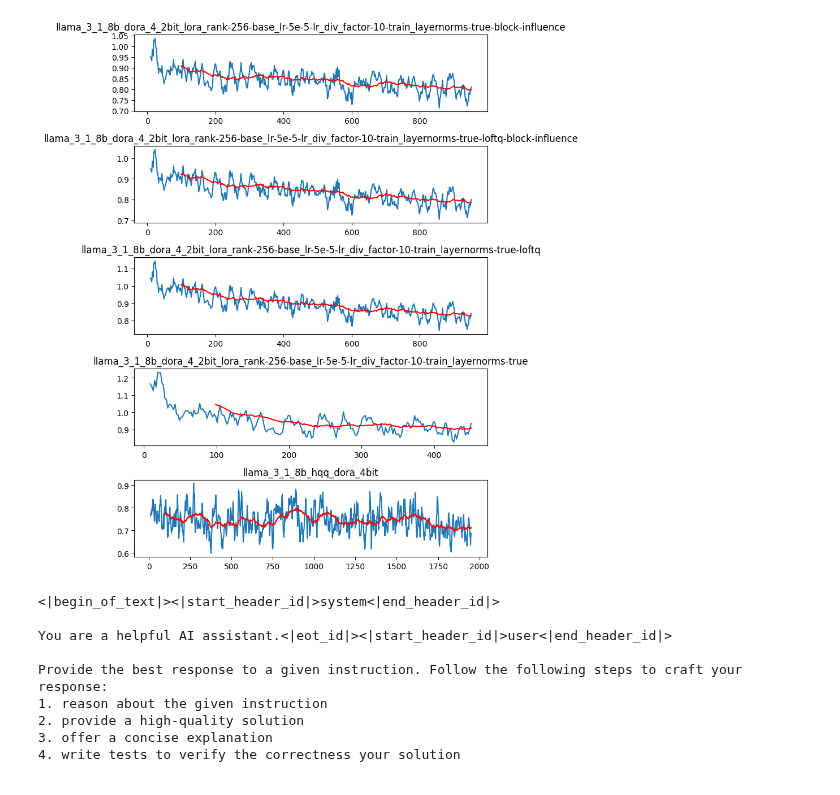
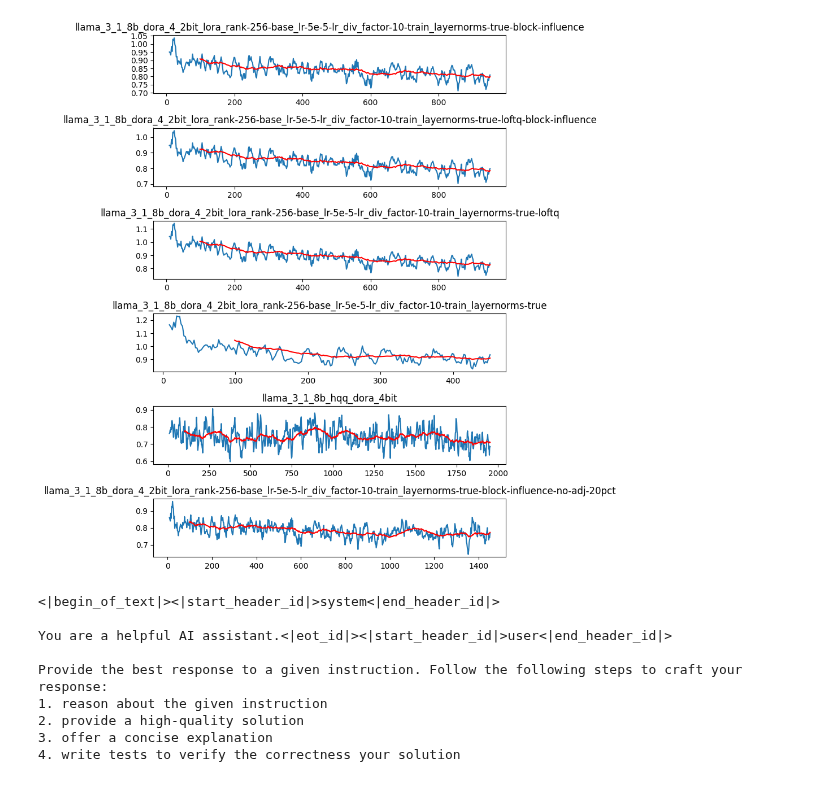
Before and after one commit to AnswerDotAI/fsdp_qlora, a Jupyter notebook: experiments/llama_large/training_logs.ipynb, the cells around one changed output. Drawn from its saved outputs; the diff is of its cells as text; code cells hidden in the pictures.

```diff
--- a/experiments/llama_large/training_logs.ipynb
+++ b/experiments/llama_large/training_logs.ipynb
@@ -18,13 +18,14 @@ logfile2 = "/workspace/git/fsdp_qlora/experiments/llama_large/logs/llama_3_1_8b_
 logfile3 = "/workspace/git/fsdp_qlora/experiments/llama_large/logs/llama_3_1_8b_dora_4_2bit_lora_rank-256-base_lr-5e-5-lr_div_factor-10-train_layernorms-true-loftq.log"
 logfile4 = "/workspace/git/fsdp_qlora/experiments/llama_large/logs/llama_3_1_8b_dora_4_2bit_lora_rank-256-base_lr-5e-5-lr_div_factor-10-train_layernorms-true.log"
 logfile5 = "/workspace/git/fsdp_qlora/experiments/llama_large/logs/llama_3_1_8b_hqq_dora_4bit.log"
+logfile6 = "/workspace/git/fsdp_qlora/experiments/llama_large/logs/llama_3_1_8b_dora_4_2bit_lora_rank-256-base_lr-5e-5-lr_div_factor-10-train_layernorms-true-block-influence-no-adj-20pct.log"
 # %%
 logs = Path(logfile).read_text().split("\n")
 logs2 = Path(logfile2).read_text().split("\n")
 logs3 = Path(logfile3).read_text().split("\n")
 logs4 = Path(logfile4).read_text().split("\n")
 logs5 = Path(logfile5).read_text().split("\n")
-# logs6 = Path(logfile6).read_text().split("\n")
+logs6 = Path(logfile6).read_text().split("\n")
 # logs7 = Path(logfile7).read_text().split("\n")
 # logs8 = Path(logfile8).read_text().split("\n")
 # %%
@@ -38,7 +39,7 @@ losses2 = [float(extract_loss(l)) for l in logs2 if "Loss" in l][50:]
 losses3 = [float(extract_loss(l)) for l in logs3 if "Loss" in l][50:]
 losses4 = [float(extract_loss(l)) for l in logs4 if "Loss" in l][50:]
 losses5 = [float(extract_loss(l)) for l in logs5 if "Loss" in l][50:]
-# losses6 = [float(extract_loss(l)) for l in logs6 if "Loss" in l][50:]
+losses6 = [float(extract_loss(l)) for l in logs6 if "Loss" in l][50:]
 # losses7 = [float(extract_loss(l)) for l in logs7 if "Loss" in l][50:]
 # losses8 = [float(extract_loss(l)) for l in logs8 if "Loss" in l][50:]
 # %%
@@ -47,7 +48,7 @@ import matplotlib.pyplot as plt
 # smooth the plot
 # pd.Series(losses).rolling(100).mean().plot()
 # smooth plot all logs in different figures
-fix, axes = plt.subplots(5, 1, figsize=(7, 10))
+fix, axes = plt.subplots(6, 1, figsize=(7, 10))
 
 # show 0,0.25,0.5,0.75,1,... in y axis
 axes[0].yaxis.set_major_locator(plt.MultipleLocator(0.05))
@@ -55,44 +56,44 @@ axes[1].yaxis.set_major_locator(plt.MultipleLocator(0.1))
 axes[2].yaxis.set_major_locator(plt.MultipleLocator(0.1))
 axes[3].yaxis.set_major_locator(plt.MultipleLocator(0.1))
 axes[4].yaxis.set_major_locator(plt.MultipleLocator(0.1))
-# axes[5].yaxis.set_major_locator(plt.MultipleLocator(0.1))
+axes[5].yaxis.set_major_locator(plt.MultipleLocator(0.1))
 # axes[6].yaxis.set_major_locator(plt.MultipleLocator(0.1))
 # axes[7].yaxis.set_major_locator(plt.MultipleLocator(0.1))
 
 pd.Series(losses).rolling(10).mean().plot(ax=axes[0])
 pd.Series(losses2).rolling(10).mean().plot(ax=axes[1])
 pd.Series(losses3).rolling(10).mean().plot(ax=axes[2])
 pd.Series(losses4).rolling(10).mean().plot(ax=axes[3])
 pd.Series(losses5).rolling(10).mean().plot(ax=axes[4])
-# pd.Series(losses6).rolling(10).mean().plot(ax=axes[5])
+pd.Series(losses6).rolling(10).mean().plot(ax=axes[5])
 # pd.Series(losses7).rolling(10).mean().plot(ax=axes[6])
 # pd.Series(losses8).rolling(10).mean().plot(ax=axes[7])
 
 
 # fit a red regression line
 pd.Series(losses).rolling(100).mean().plot(ax=axes[0], color='red')
 pd.Series(losses2).rolling(100).mean().plot(ax=axes[1], color='red')
 pd.Series(losses3).rolling(100).mean().plot(ax=axes[2], color='red')
 pd.Series(losses4).rolling(100).mean().plot(ax=axes[3], color='red')
 pd.Series(losses5).rolling(100).mean().plot(ax=axes[4], color='red')
-# pd.Series(losses6).rolling(100).mean().plot(ax=axes[5], color='red')
+pd.Series(losses6).rolling(100).mean().plot(ax=axes[5], color='red')
 # pd.Series(losses7).rolling(100).mean().plot(ax=axes[6], color='red')
 # pd.Series(losses8).rolling(100).mean().plot(ax=axes[7], color='red')
 
 # add title to each plot
 axes[0].set_title(Path(logfile).stem)
 axes[1].set_title(Path(logfile2).stem)
 axes[2].set_title(Path(logfile3).stem)
 axes[3].set_title(Path(logfile4).stem)
 axes[4].set_title(Path(logfile5).stem)
-# axes[5].set_title(Path(logfile6).stem)
+axes[5].set_title(Path(logfile6).stem)
 # axes[6].set_title(Path(logfile7).stem)
 # axes[7].set_title(Path(logfile8).stem)
 
 # add some space between plots
 plt.tight_layout()
 # %% [output]
-[figure, old version]
+[figure, new version]
 # %%
 from datasets import load_from_disk
 from transformers import AutoTokenizer
```
Also changed, not shown: 7 other files.
